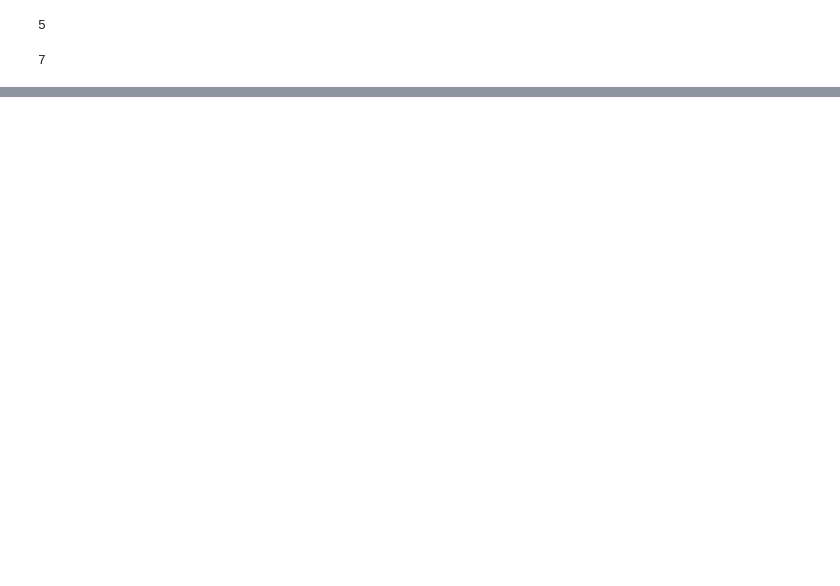
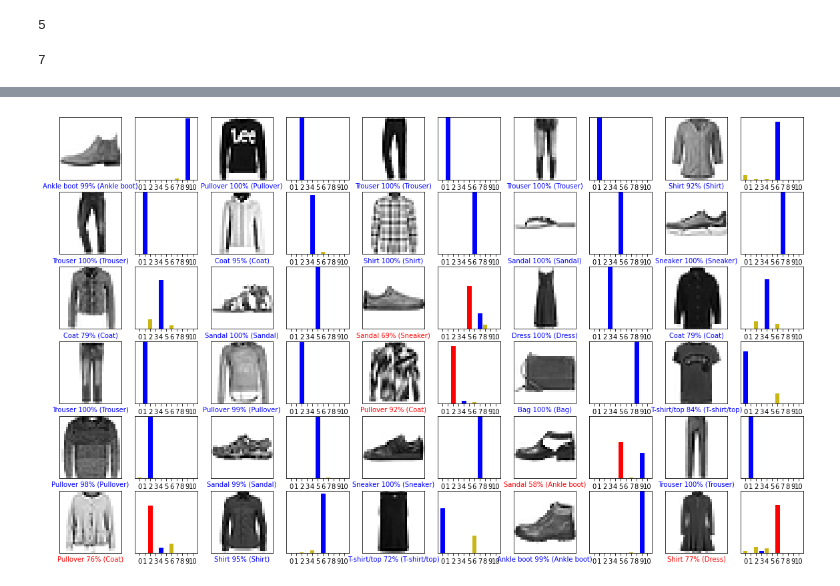
Before and after one commit to zmirzaei/tensorflow, a Jupyter notebook: fashionMNIST.ipynb, the cells around one changed output, grey strips where cells are left out. Cells and saved outputs as stored; diff of their text form; code cells hidden in the pictures; blank space fills up the shorter version.

```diff
--- a/fashionMNIST.ipynb
+++ b/fashionMNIST.ipynb
@@ -179,0 +174,11 @@ plt.show()
+# %%
+plt.figure(figsize=(20,12))
+for i in range(30):
+  plt.subplot(6,10,i*2+1)
+  plot_image(i, predictions[i], test_labels, test_images)
+  plt.subplot(6,10,i*2+2)
+  plot_value_array(i, predictions[i],  test_labels)
+#plt.tight_layout()
+plt.show()
+# %% [output]
+[figure, added]
```
Also changed, not shown: parts of 15 cells of this notebook.
